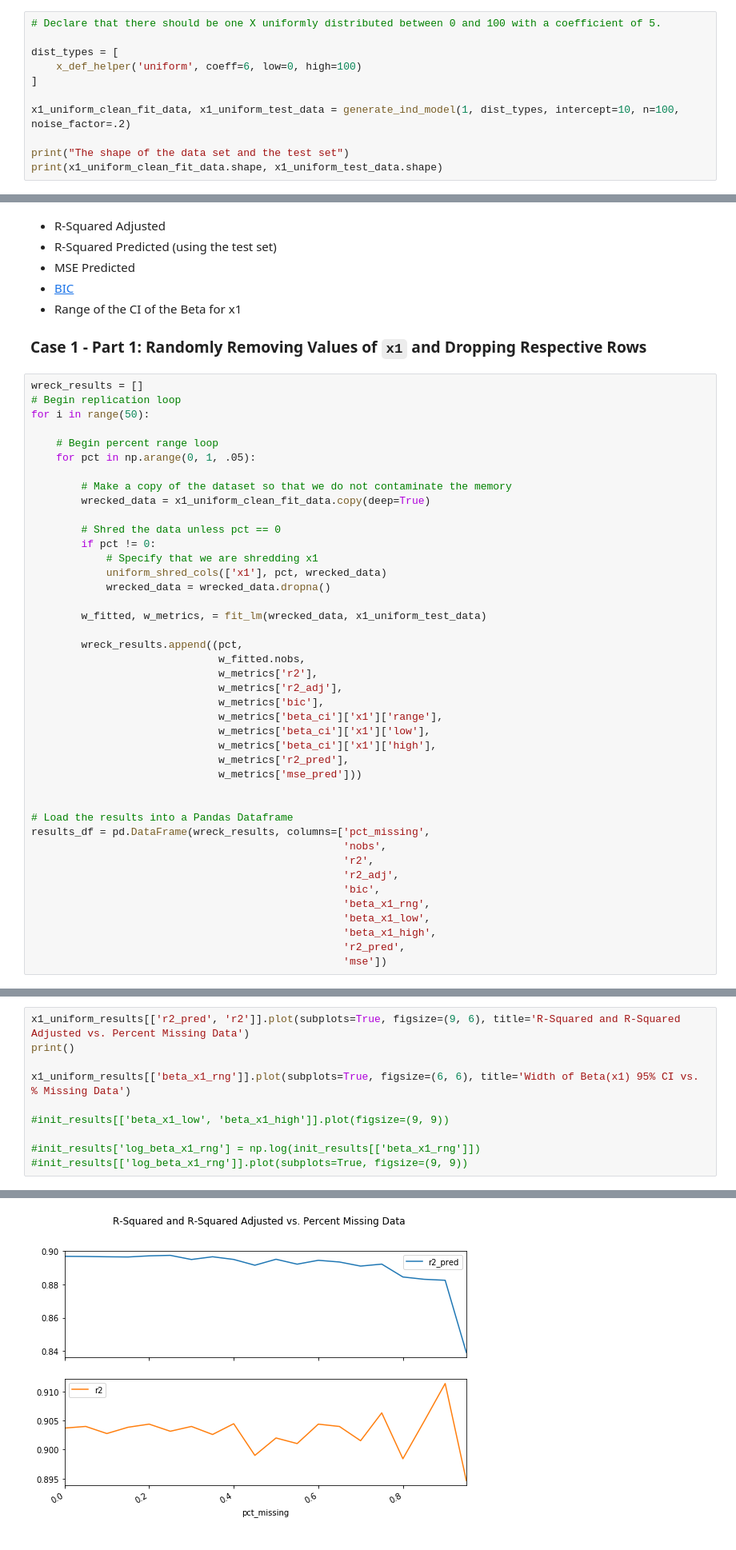
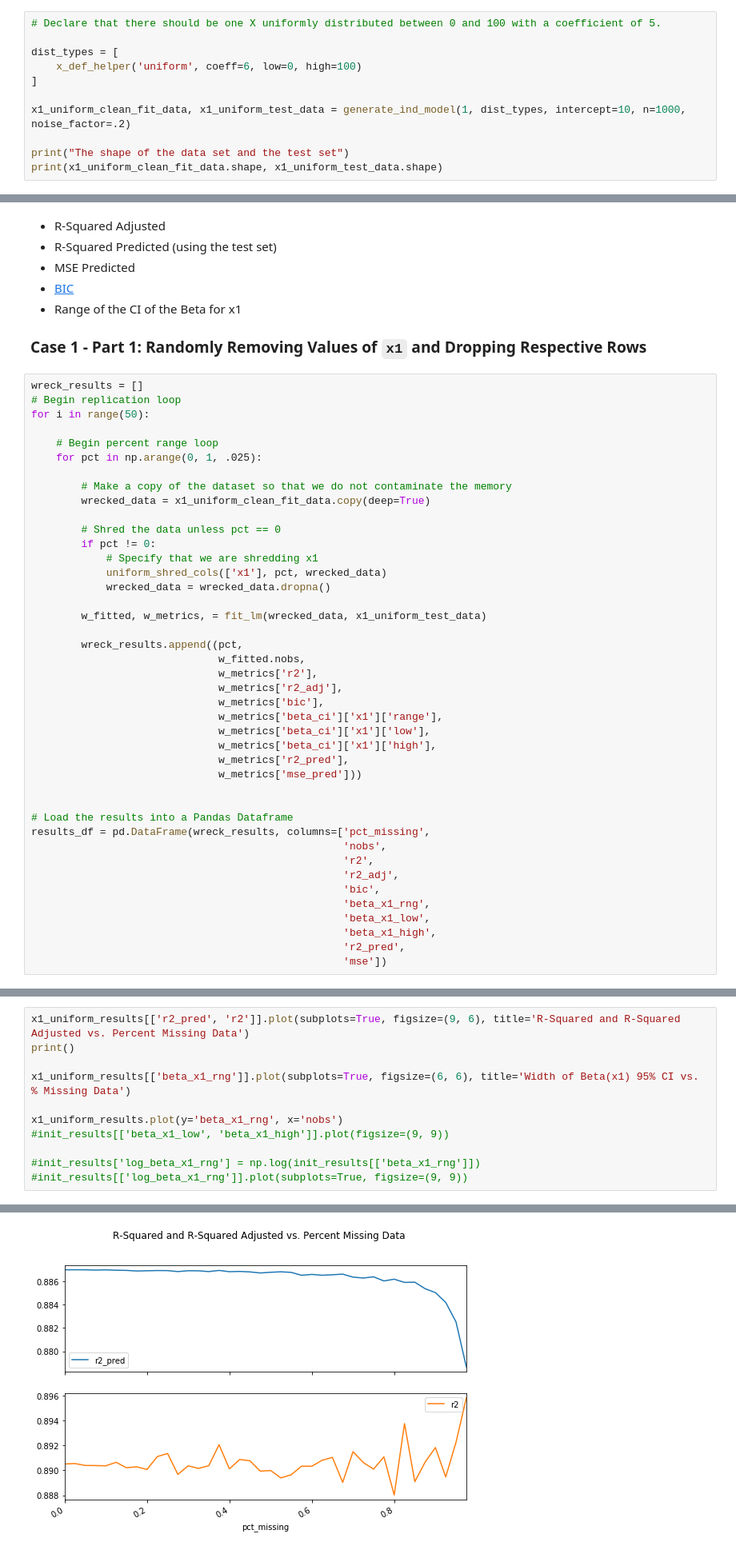
Before and after one commit to eilifm/rit_missing_data, a Jupyter notebook: 2018-01-25_simple_case_imputation.ipynb, the cells around one changed output, grey strips where cells are left out. Shown at 80% size. Saved outputs shown, nothing was run; the diff lists cells and outputs as text.

```diff
--- a/2018-01-25_simple_case_imputation.ipynb
+++ b/2018-01-25_simple_case_imputation.ipynb
@@ -26,7 +26,7 @@ dist_types = [
     x_def_helper('uniform', coeff=6, low=0, high=100)
 ]
 
-x1_uniform_clean_fit_data, x1_uniform_test_data = generate_ind_model(1, dist_types, intercept=10, n=100, noise_factor=.2)
+x1_uniform_clean_fit_data, x1_uniform_test_data = generate_ind_model(1, dist_types, intercept=10, n=1000, noise_factor=.2)
 
 print("The shape of the data set and the test set")
 print(x1_uniform_clean_fit_data.shape, x1_uniform_test_data.shape)
@@ -134,7 +134,7 @@ wreck_results = []
 for i in range(50):
 
     # Begin percent range loop
-    for pct in np.arange(0, 1, .05):
+    for pct in np.arange(0, 1, .025):
 
         # Make a copy of the dataset so that we do not contaminate the memory
         wrecked_data = x1_uniform_clean_fit_data.copy(deep=True)
@@ -199,6 +199,7 @@ print()
 
 x1_uniform_results[['beta_x1_rng']].plot(subplots=True, figsize=(6, 6), title='Width of Beta(x1) 95% CI vs. % Missing Data')
 
+x1_uniform_results.plot(y='beta_x1_rng', x='nobs')
 #init_results[['beta_x1_low', 'beta_x1_high']].plot(figsize=(9, 9))
 
 #init_results['log_beta_x1_rng'] = np.log(init_results[['beta_x1_rng']])
@@ -208 +209 @@ array([<matplotlib.axes._subplots.AxesSubplot object at 0x...>], dtype=object)
-[figure, old version]
+[figure, new version]
```
Also changed, not shown: parts of 16 cells of this notebook.
